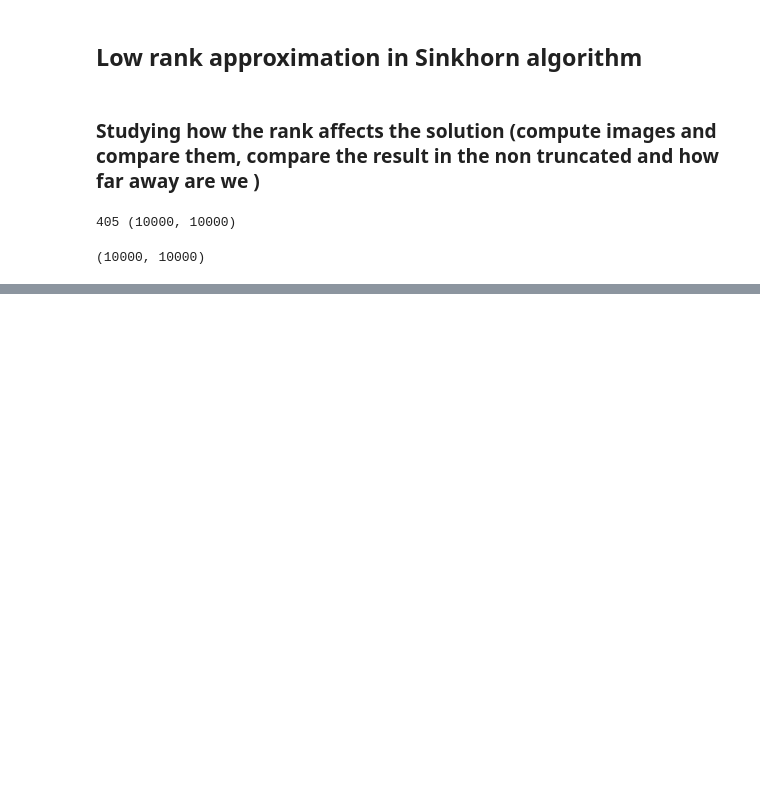
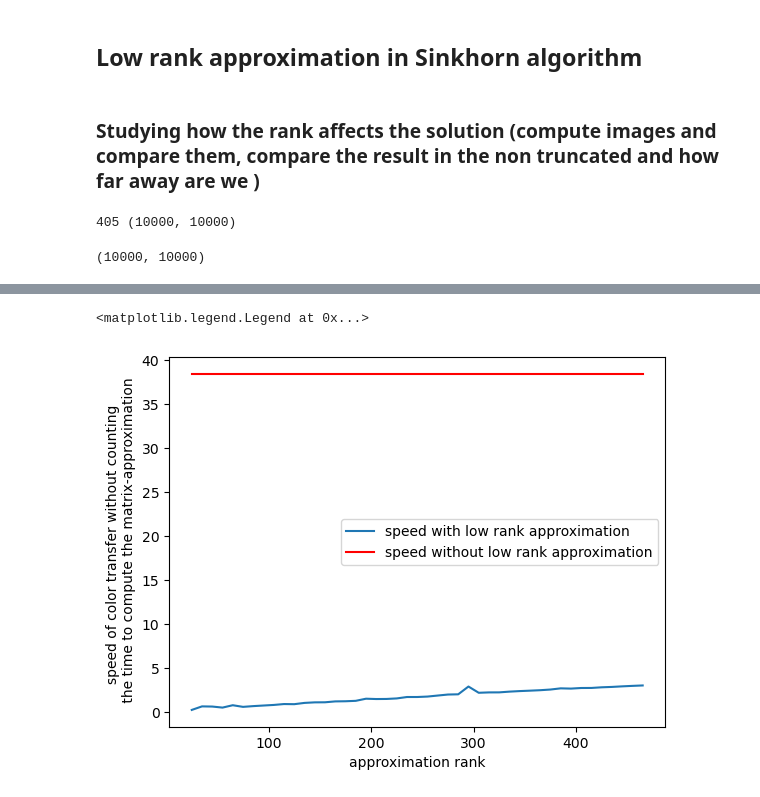
Before and after one commit to Benoit-Muller/Low_Rank_Approximation_Techniques_Project, a Jupyter notebook: color_transfert.ipynb, the cells around one changed output, grey strips where cells are left out. Saved outputs shown, nothing was run; the diff lists cells and outputs as text; code cells hidden in the pictures; blank space fills up the shorter version.

```diff
--- a/color_transfert.ipynb
+++ b/color_transfert.ipynb
@@ -84,7 +84,3 @@ print(rank_K_mat, Kmat.shape)
 Kmat.shape
 # %% [output]
 (10000, 10000)
-# %%
-k= 30
-[u,v,W,err, P] = low_rank_Sinkhorn(Kmat,k,p,q,delta,maxtime=60)
-#P = u*Kmat*v.T # coupling
@@ -288,0 +229,14 @@ else: #create them
+# %%
+Start=time.time()
+sinkhorn(K,Kt,p,q,delta,maxtime=60)
+execution=time.time()-Start
+execution_list=[execution]*len(it)
+# %%
+plt.plot(it, list_time_wtout_SVD)
+plt.plot(it, execution_list, color='r')
+plt.ylabel('speed of color transfer without counting \n the time to compute the matrix-approximation')
+plt.xlabel('approximation rank')
+plt.legend(labels=['speed with low rank approximation', 'speed without low rank approximation'])
+# %% [output]
+<matplotlib.legend.Legend at 0x...>
+[figure, added]
```
Also changed, not shown: parts of 37 cells of this notebook, 2 other files.
